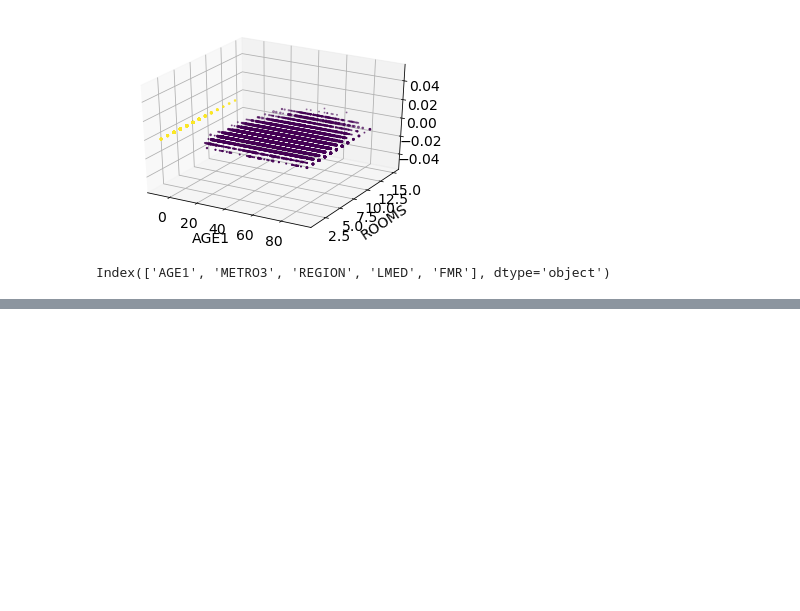
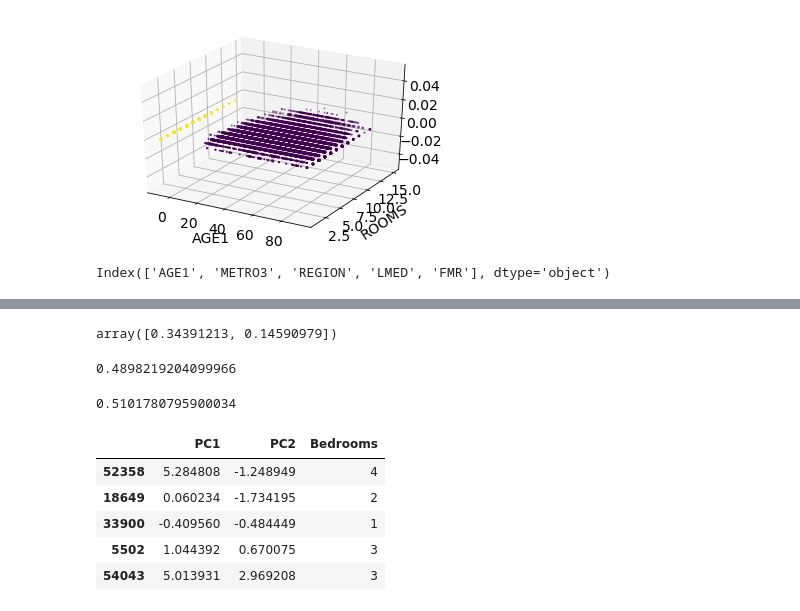
Before and after one commit to ndow33/DS-Unit-1-Sprint-3-Linear-Algebra, a Jupyter notebook: module3-dimensionality-reduction/LS_DS_133_High_Dimensional_Data_Assignment.ipynb, the cells around one changed output, grey strips where cells are left out. Cells and saved outputs as stored; diff of their text form; code cells hidden in the pictures; blank space fills up the shorter version.

```diff
--- a/module3-dimensionality-reduction/LS_DS_133_High_Dimensional_Data_Assignment.ipynb
+++ b/module3-dimensionality-reduction/LS_DS_133_High_Dimensional_Data_Assignment.ipynb
@@ -383,0 +414,26 @@ ValueError: ignored
+# %%
+#How much variation did each principal component explain?
+pca_hads.explained_variance_ratio_
+# %% [output]
+array([0.34391213, 0.14590979])
+# %%
+#How much total variance did we explain?
+sum(pca_hads.explained_variance_ratio_)
+# %% [output]
+0.4898219204099966
+# %%
+#How much variance did we not explain(this is lost information)
+1-sum(pca_hads.explained_variance_ratio_)
+# %% [output]
+0.5101780795900034
+# %%
+#add back in the number of bedrooms
+df_final['Bedrooms'] = national_processed['BEDRMS']
+df_final.sample(5)
+# %% [output]
+|  | PC1 | PC2 | Bedrooms |
+| 52358 | 5.284808 | -1.248949 | 4 |
+| 18649 | 0.060234 | -1.734195 | 2 |
+| 33900 | -0.409560 | -0.484449 | 1 |
+| 5502 | 1.044392 | 0.670075 | 3 |
+| 54043 | 5.013931 | 2.969208 | 3 |
```
Also changed, not shown: parts of 7 cells of this notebook.
